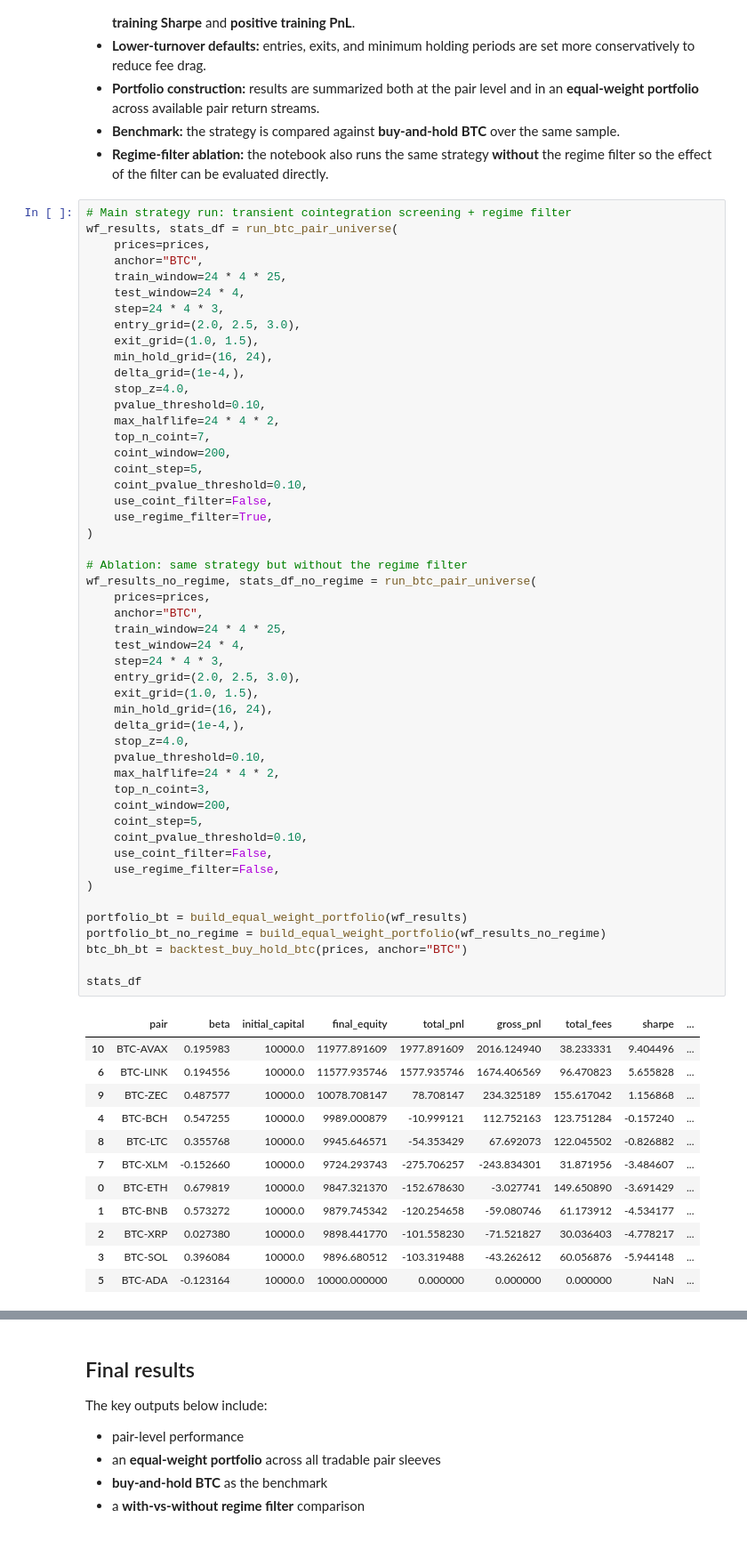
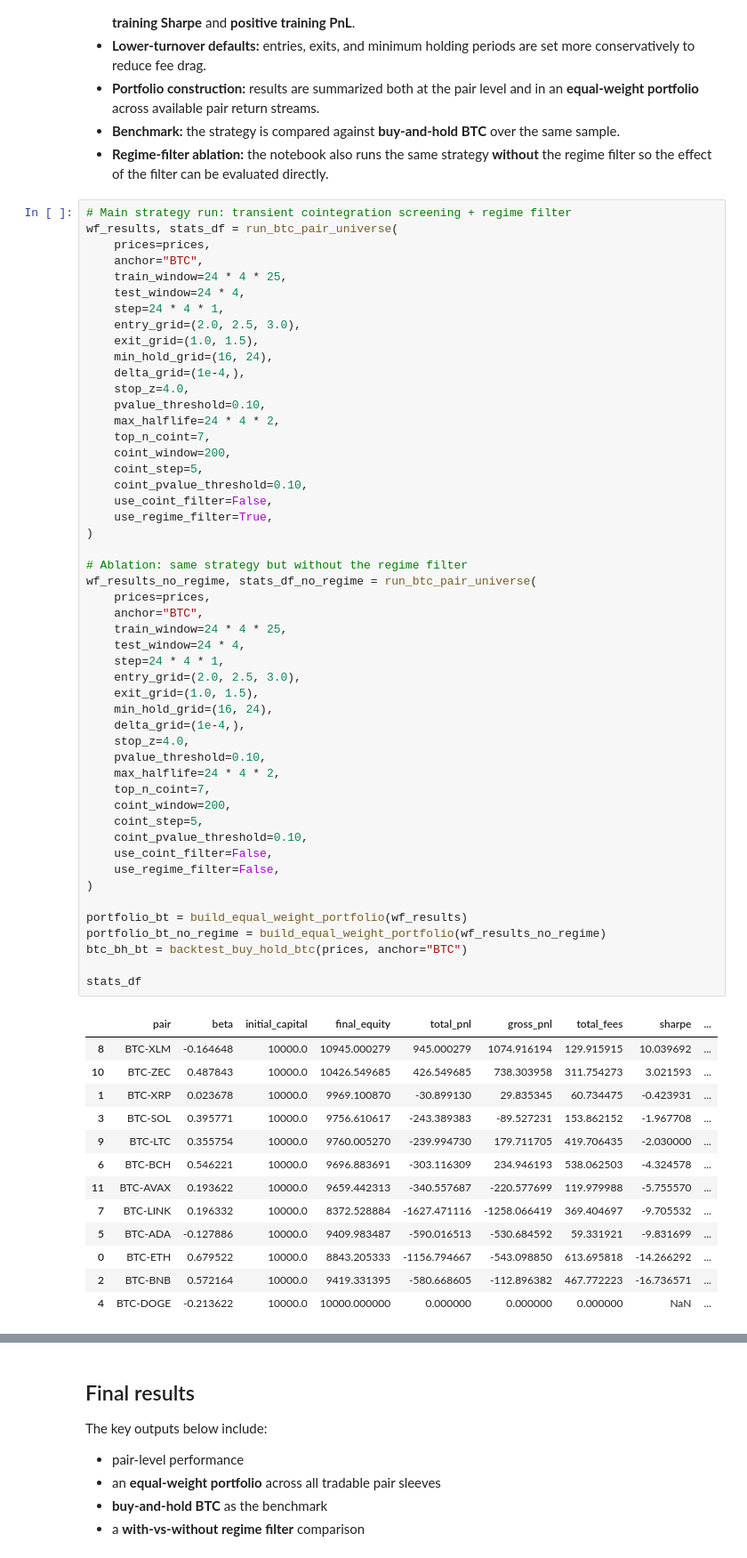
Before and after one commit to weisiang1218/nusiqf-crypto, a Jupyter notebook: NUSiQF Project (Crypto).ipynb, the cells around one changed output, grey strips where cells are left out. Shown at 89% size. Saved outputs shown, nothing was run; the diff lists cells and outputs as text.

```diff
--- a/NUSiQF Project (Crypto).ipynb
+++ b/NUSiQF Project (Crypto).ipynb
@@ -1503,7 +1503,7 @@ wf_results, stats_df = run_btc_pair_universe(
     anchor="BTC",
     train_window=24 * 4 * 25,
     test_window=24 * 4,
-    step=24 * 4 * 3,
+    step=24 * 4 * 1,
     entry_grid=(2.0, 2.5, 3.0),
     exit_grid=(1.0, 1.5),
     min_hold_grid=(16, 24),
@@ -1519,46 +1519,47 @@ wf_results, stats_df = run_btc_pair_universe(
     use_regime_filter=True,
 )
 
 # Ablation: same strategy but without the regime filter
 wf_results_no_regime, stats_df_no_regime = run_btc_pair_universe(
     prices=prices,
     anchor="BTC",
     train_window=24 * 4 * 25,
     test_window=24 * 4,
-    step=24 * 4 * 3,
+    step=24 * 4 * 1,
     entry_grid=(2.0, 2.5, 3.0),
     exit_grid=(1.0, 1.5),
     min_hold_grid=(16, 24),
     delta_grid=(1e-4,),
     stop_z=4.0,
     pvalue_threshold=0.10,
     max_halflife=24 * 4 * 2,
-    top_n_coint=3,
+    top_n_coint=7,
     coint_window=200,
     coint_step=5,
     coint_pvalue_threshold=0.10,
     use_coint_filter=False,
     use_regime_filter=False,
 )
 
 portfolio_bt = build_equal_weight_portfolio(wf_results)
 portfolio_bt_no_regime = build_equal_weight_portfolio(wf_results_no_regime)
 btc_bh_bt = backtest_buy_hold_btc(prices, anchor="BTC")
 
 stats_df
 # %% [output]
 |  | pair | beta | initial_capital | final_equity | total_pnl | gross_pnl | total_fees | sharpe | ... |
-| 10 | BTC-AVAX | 0.195983 | 10000.0 | 11977.891609 | 1977.891609 | 2016.124940 | 38.233331 | 9.404496 | ... |
-| 6 | BTC-LINK | 0.194556 | 10000.0 | 11577.935746 | 1577.935746 | 1674.406569 | 96.470823 | 5.655828 | ... |
-| 9 | BTC-ZEC | 0.487577 | 10000.0 | 10078.708147 | 78.708147 | 234.325189 | 155.617042 | 1.156868 | ... |
-| 4 | BTC-BCH | 0.547255 | 10000.0 | 9989.000879 | -10.999121 | 112.752163 | 123.751284 | -0.157240 | ... |
-| 8 | BTC-LTC | 0.355768 | 10000.0 | 9945.646571 | -54.353429 | 67.692073 | 122.045502 | -0.826882 | ... |
-| 7 | BTC-XLM | -0.152660 | 10000.0 | 9724.293743 | -275.706257 | -243.834301 | 31.871956 | -3.484607 | ... |
-| 0 | BTC-ETH | 0.679819 | 10000.0 | 9847.321370 | -152.678630 | -3.027741 | 149.650890 | -3.691429 | ... |
-| 1 | BTC-BNB | 0.573272 | 10000.0 | 9879.745342 | -120.254658 | -59.080746 | 61.173912 | -4.534177 | ... |
-| 2 | BTC-XRP | 0.027380 | 10000.0 | 9898.441770 | -101.558230 | -71.521827 | 30.036403 | -4.778217 | ... |
-| 3 | BTC-SOL | 0.396084 | 10000.0 | 9896.680512 | -103.319488 | -43.262612 | 60.056876 | -5.944148 | ... |
-| 5 | BTC-ADA | -0.123164 | 10000.0 | 10000.000000 | 0.000000 | 0.000000 | 0.000000 | NaN | ... |
+| 8 | BTC-XLM | -0.164648 | 10000.0 | 10945.000279 | 945.000279 | 1074.916194 | 129.915915 | 10.039692 | ... |
+| 10 | BTC-ZEC | 0.487843 | 10000.0 | 10426.549685 | 426.549685 | 738.303958 | 311.754273 | 3.021593 | ... |
+| 1 | BTC-XRP | 0.023678 | 10000.0 | 9969.100870 | -30.899130 | 29.835345 | 60.734475 | -0.423931 | ... |
+| 3 | BTC-SOL | 0.395771 | 10000.0 | 9756.610617 | -243.389383 | -89.527231 | 153.862152 | -1.967708 | ... |
+| 9 | BTC-LTC | 0.355754 | 10000.0 | 9760.005270 | -239.994730 | 179.711705 | 419.706435 | -2.030000 | ... |
+| 6 | BTC-BCH | 0.546221 | 10000.0 | 9696.883691 | -303.116309 | 234.946193 | 538.062503 | -4.324578 | ... |
+| 11 | BTC-AVAX | 0.193622 | 10000.0 | 9659.442313 | -340.557687 | -220.577699 | 119.979988 | -5.755570 | ... |
+| 7 | BTC-LINK | 0.196332 | 10000.0 | 8372.528884 | -1627.471116 | -1258.066419 | 369.404697 | -9.705532 | ... |
+| 5 | BTC-ADA | -0.127886 | 10000.0 | 9409.983487 | -590.016513 | -530.684592 | 59.331921 | -9.831699 | ... |
+| 0 | BTC-ETH | 0.679522 | 10000.0 | 8843.205333 | -1156.794667 | -543.098850 | 613.695818 | -14.266292 | ... |
+| 2 | BTC-BNB | 0.572164 | 10000.0 | 9419.331395 | -580.668605 | -112.896382 | 467.772223 | -16.736571 | ... |
+| 4 | BTC-DOGE | -0.213622 | 10000.0 | 10000.000000 | 0.000000 | 0.000000 | 0.000000 | NaN | ... |
 # %%
 # Rolling Engle–Granger screening table used to select the top BTC pairs
 coint_screen_df = stats_df.attrs.get("coint_screening", pd.DataFrame())
```
Also changed, not shown: parts of 9 cells of this notebook.
